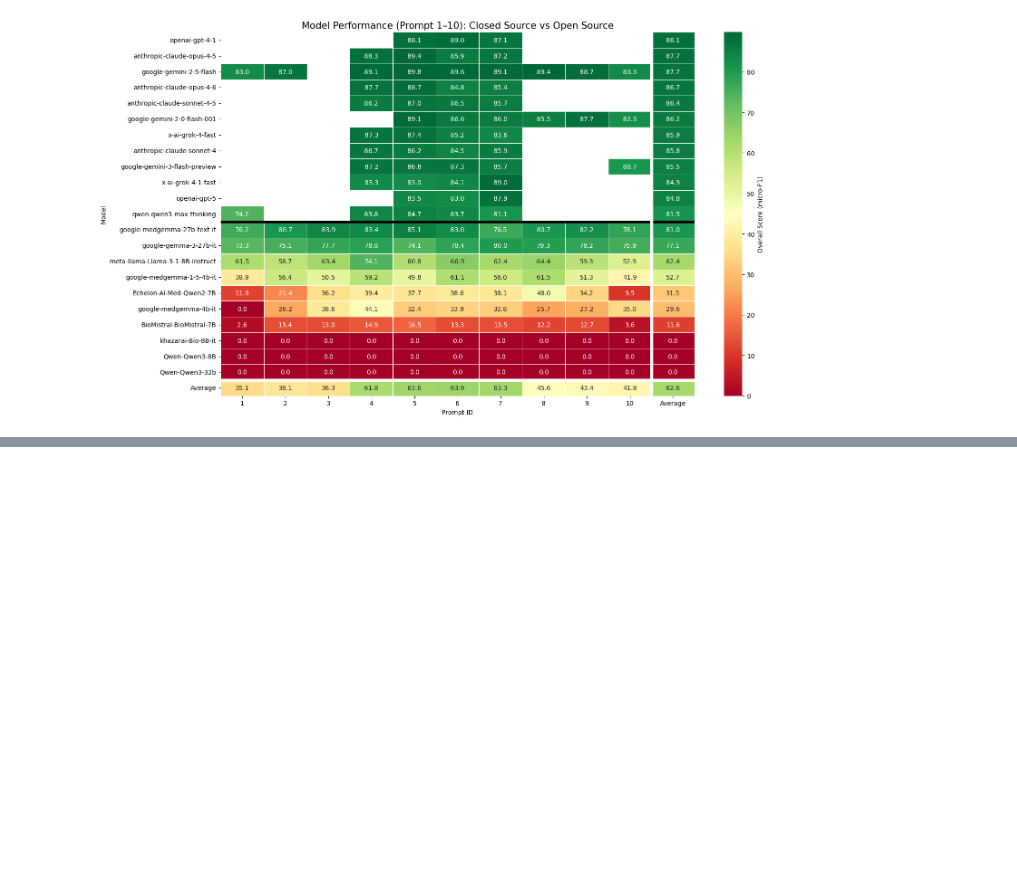
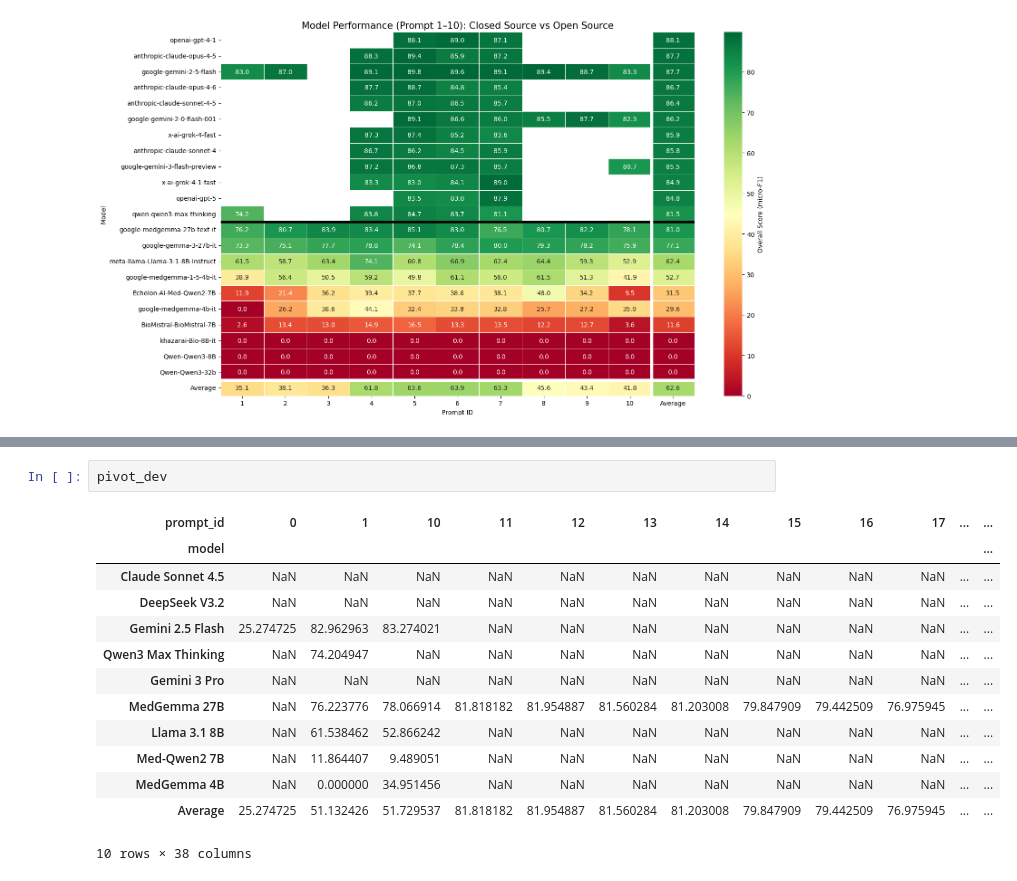
Before and after one commit to bioinformatics-ua/ArchEHR-QA-2026, a Jupyter notebook: Subtask4/inference/model_prompt_heatmap.ipynb, the cells around one changed output, grey strips where cells are left out. Drawn from its saved outputs; the diff is of its cells as text; blank space fills up the shorter version.

```diff
--- a/Subtask4/inference/model_prompt_heatmap.ipynb
+++ b/Subtask4/inference/model_prompt_heatmap.ipynb
@@ -155,0 +322,16 @@ plt.show()
+# %%
+pivot_dev
+# %% [output]
+| prompt_id | 0 | 1 | 10 | 11 | 12 | 13 | 14 | 15 | 16 | 17 | ... | ... |
+| model |  |  |  |  |  |  |  |  |  |  |  | ... |
+| Claude Sonnet 4.5 | NaN | NaN | NaN | NaN | NaN | NaN | NaN | NaN | NaN | NaN | ... | ... |
+| DeepSeek V3.2 | NaN | NaN | NaN | NaN | NaN | NaN | NaN | NaN | NaN | NaN | ... | ... |
+| Gemini 2.5 Flash | 25.274725 | 82.962963 | 83.274021 | NaN | NaN | NaN | NaN | NaN | NaN | NaN | ... | ... |
+| Qwen3 Max Thinking | NaN | 74.204947 | NaN | NaN | NaN | NaN | NaN | NaN | NaN | NaN | ... | ... |
+| Gemini 3 Pro | NaN | NaN | NaN | NaN | NaN | NaN | NaN | NaN | NaN | NaN | ... | ... |
+| MedGemma 27B | NaN | 76.223776 | 78.066914 | 81.818182 | 81.954887 | 81.560284 | 81.203008 | 79.847909 | 79.442509 | 76.975945 | ... | ... |
+| Llama 3.1 8B | NaN | 61.538462 | 52.866242 | NaN | NaN | NaN | NaN | NaN | NaN | NaN | ... | ... |
+| Med-Qwen2 7B | NaN | 11.864407 | 9.489051 | NaN | NaN | NaN | NaN | NaN | NaN | NaN | ... | ... |
+| MedGemma 4B | NaN | 0.000000 | 34.951456 | NaN | NaN | NaN | NaN | NaN | NaN | NaN | ... | ... |
+| Average | 25.274725 | 51.132426 | 51.729537 | 81.818182 | 81.954887 | 81.560284 | 81.203008 | 79.847909 | 79.442509 | 76.975945 | ... | ... |
+10 rows × 38 columns
```
Also changed, not shown: parts of 2 cells of this notebook, 2 other files.
